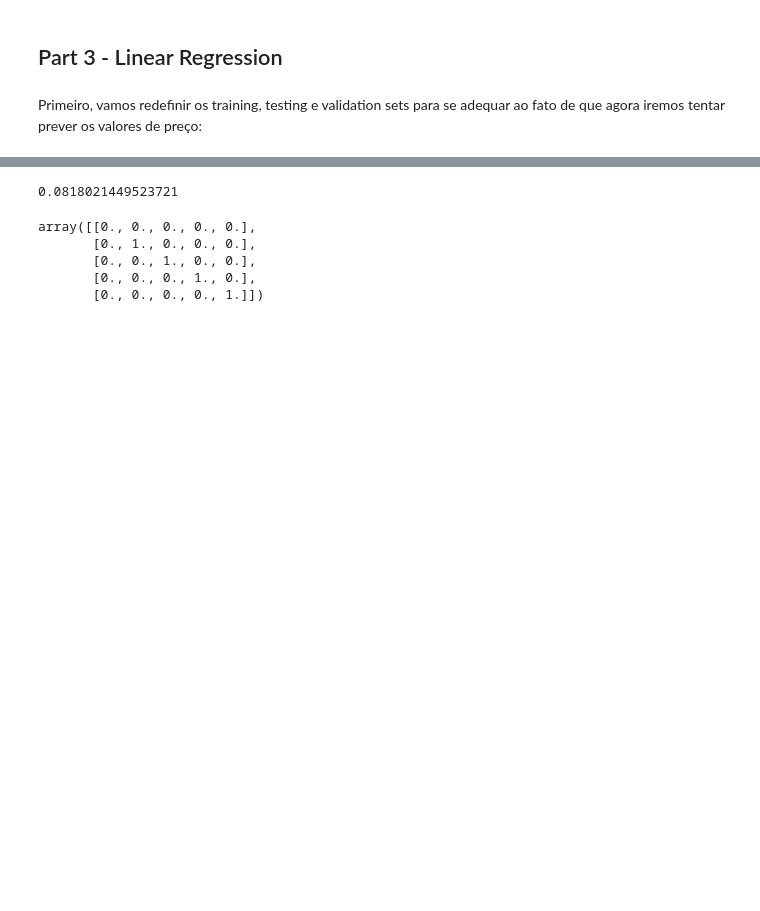
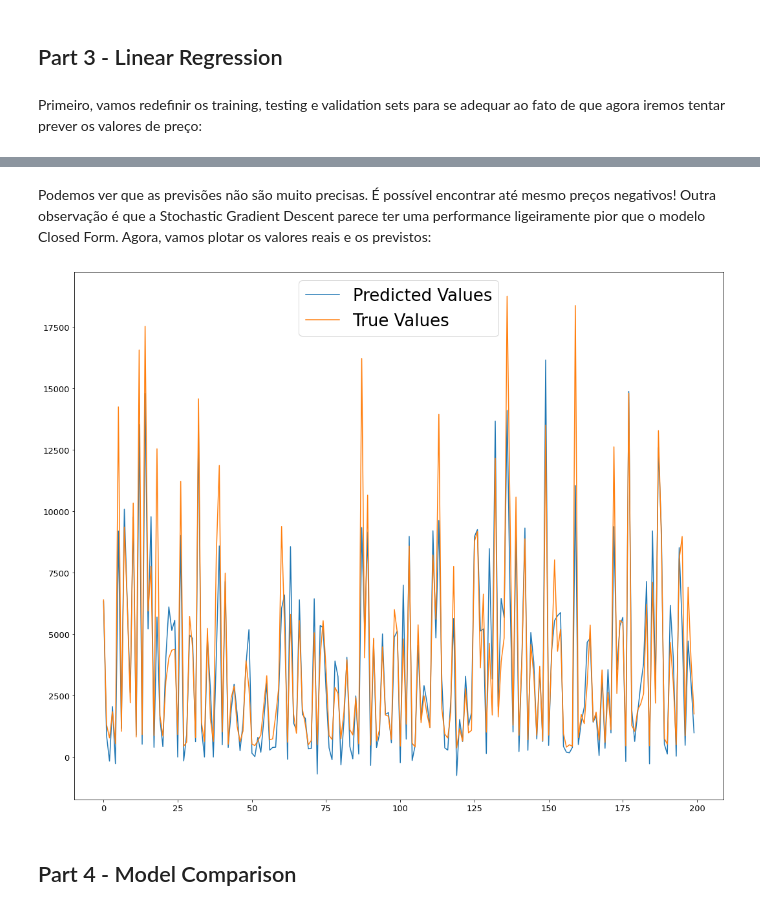
Before and after one commit to barrafas/TACD-A1, a Jupyter notebook: 243902.ipynb, the cells around one changed output, grey strips where cells are left out. Saved outputs shown, nothing was run; the diff lists cells and outputs as text; code cells hidden in the pictures; blank space fills up the shorter version.

```diff
--- a/243902.ipynb
+++ b/243902.ipynb
@@ -143,6 +116,7 @@ X_val[X_val.columns] = min_max_scaler.transform(X_val)
 Agora, vamos implementar nosso próprio estimator para realizar a classificação K-Nearest-Neighbours:
 # %%
 from sklearn.base import BaseEstimator
+from collections import Counter
 
 class KNearestNeighbours(BaseEstimator):
     def __init__(self, k=5, distances='euclidean'):
@@ -151,7 +125,7 @@ class KNearestNeighbours(BaseEstimator):
 
     def fit(self, X, y):
         self.X_train = X  # Training data (in a dataframe)
-        self.y_train = pd.DataFrame(y)  # Training labels (in a series that gets converted)
+        self.y_train = y  # Training labels (in a series that gets converted)
         return self
 
     def predict(self, X):
@@ -164,7 +138,7 @@ class KNearestNeighbours(BaseEstimator):
             for datapoint in X:
                 point_dist = np.linalg.norm(self.X_train - datapoint, axis=1)
                 sorted_dist = np.argsort(point_dist)[:self.k]
-                predicted_label = self.y_train.iloc[sorted_dist, :].value_counts().index[0][0]
+                predicted_label = Counter(self.y_train[sorted_dist]).most_common(1)[0][0]
                 labels.append(predicted_label)
         else:
             # For each new datapoint, sort the previously calculated distances and
@@ -173,6 +147,6 @@ class KNearestNeighbours(BaseEstimator):
                 raise ValueError('Distances matrix must have the same number of columns as the number of datapoints in the training data')
             for datapoint in self.distances:
                 sorted_dist = np.argsort(datapoint)[:self.k]
-                predicted_label = self.y_train.iloc[sorted_dist, :].value_counts().index[0][0]
+                predicted_label = Counter(self.y_train[sorted_dist]).most_common(1)[0][0]
                 labels.append(predicted_label)
         return np.array(labels)
@@ -179,7 +155,14 @@ class KNearestNeighbours(BaseEstimator):
+# %%
+distances = []
+
+for datapoint in np.array(X_test):
+    distances.append(np.linalg.norm(X_train - datapoint, axis=1))
+
+distances = np.array(distances, dtype=np.float16)
 # %%
 from sklearn.metrics import accuracy_score
 
-knn_dim = KNearestNeighbours(k=3)
+knn_dim = KNearestNeighbours(k=3, distances=distances)
 knn_dim.fit(X_train, y_train)
 y_pred = knn_dim.predict(np.array(X_test))
 
@@ -336,0 +364,12 @@ np.sqrt(mean_squared_error(y_test_lr, y_pred_lr))
+# %%
+lr = LinearRegressionSolver(solver='gd', learning_rate=0.01, max_iter=1000, batch_size=10)
+lr.fit(X_train_lr[:10000], y_train_lr[:10000])
+y_pred_lr = lr.predict(X_test_lr)
+
+y_test_back = trans_back(X_test_lr, y_test_lr, 3)
+y_pred_back = trans_back(X_test_lr, y_pred_lr, 3)
+
+print("Normalized RMSE: ", np.sqrt(mean_squared_error(y_test_lr, y_pred_lr)))
+print("Real RMSE: ", np.sqrt(mean_squared_error(y_test_back, y_pred_back)))
+print("True Values x Predicted Values:")
+print(np.c_[y_test_back, np.round(y_pred_back, 0)][:10])
@@ -337,18 +390,24 @@ np.sqrt(mean_squared_error(y_test_lr, y_pred_lr))
+# %% [markdown]
+Podemos ver que as previsões não são muito precisas. É possível encontrar até mesmo preços negativos! Outra observação é que a Stochastic Gradient Descent parece ter uma performance ligeiramente pior que o modelo Closed Form. Agora, vamos plotar os valores reais e os previstos:
+# %%
+fig, ax = plt.subplots(figsize=(18, 15))
+
+ax.plot(np.arange(0,trans_back(X_test_lr, y_pred_lr, 3)[:200].size),
+        trans_back(X_test_lr, y_pred_lr, 3)[:200],
+        label="Predicted Values")
+ax.plot(np.arange(0,trans_back(X_test_lr, y_test_lr, 3)[:200].size),
+        trans_back(X_test_lr, y_test_lr, 3)[:200],
+        label="True Values")
+
+leg = ax.legend(prop={"size": 26})
+# %% [output]
+[figure, added]
 # %%
 from sklearn.linear_model import Ridge
-ridge_reg = Ridge(alpha=0.1)
-ridge_reg.fit(X_train_lr[:10000], y_train_lr[:10000])
+ridge_reg = Ridge(alpha=0)
+ridge_reg.fit(X_train_lr, y_train_lr)
 y_pred_ridge = ridge_reg.predict(X_test_lr)
 
 np.sqrt(mean_squared_error(y_test_lr, y_pred_ridge))
-# %% [output]
-0.0818021449523721
-# %%
-A = np.eye(5)
-A[0, 0] = 0
-# %% [output]
-array([[0., 0., 0., 0., 0.],
-       [0., 1., 0., 0., 0.],
-       [0., 0., 1., 0., 0.],
-       [0., 0., 0., 1., 0.],
-       [0., 0., 0., 0., 1.]])
+# %% [markdown]
+## Part 4 - Model Comparison
```
Also changed, not shown: parts of 20 cells of this notebook.
